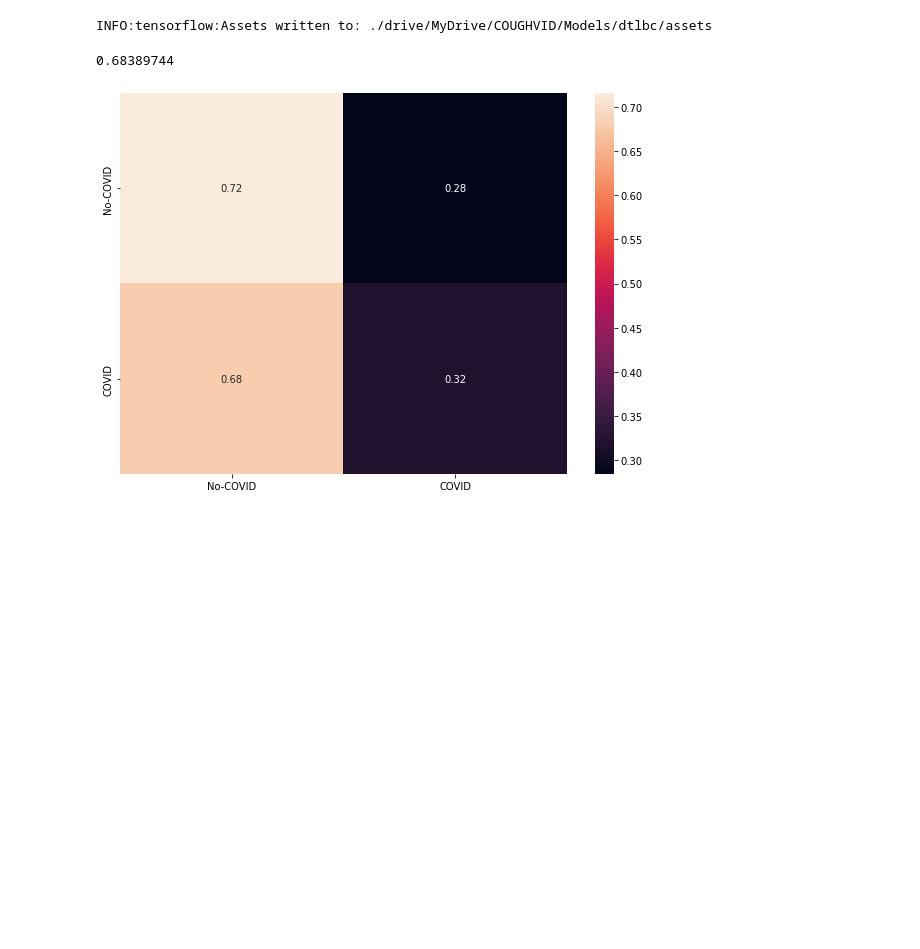
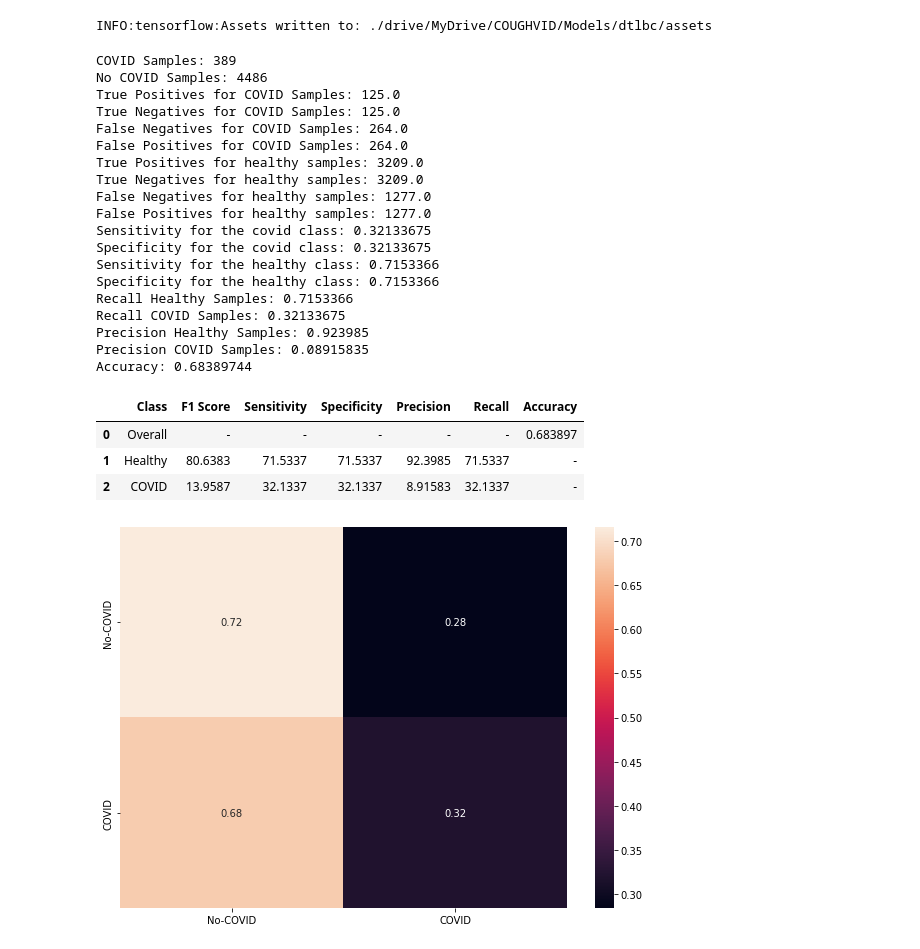
Before and after one commit to codingfabi/COUGHVID, a Jupyter notebook: Evaluation.ipynb, the cells around one changed output. Drawn from its saved outputs; the diff is of its cells as text; code cells hidden in the pictures; blank space fills up the shorter version.

```diff
--- a/Evaluation.ipynb
+++ b/Evaluation.ipynb
@@ -551,9 +767,32 @@ m = tf.keras.metrics.Accuracy()
 # %%
-accuracy, predictions = evaluateAccuracy(X_test, y_test, m, dtlbc)
+_, predictions = evaluateAccuracy(X_test, y_test, m, dtlbc)
-# %%
-print(accuracy)
-# %% [output]
-0.68389744
+# %%
+results = getAllMetricsForBC(y_test, predictions)
+results
+# %% [output]
+COVID Samples: 389
+No COVID Samples: 4486
+True Positives for COVID Samples: 125.0
+True Negatives for COVID Samples: 125.0
+False Negatives for COVID Samples: 264.0
+False Positives for COVID Samples: 264.0
+True Positives for healthy samples: 3209.0
+True Negatives for healthy samples: 3209.0
+False Negatives for healthy samples: 1277.0
+False Positives for healthy samples: 1277.0
+Sensitivity for the covid class: 0.32133675
+Specificity for the covid class: 0.32133675
+Sensitivity for the healthy class: 0.7153366
+Specificity for the healthy class: 0.7153366
+Recall Healthy Samples: 0.7153366
+Recall COVID Samples: 0.32133675
+Precision Healthy Samples: 0.923985
+Precision COVID Samples: 0.08915835
+Accuracy: 0.68389744
+|  | Class | F1 Score | Sensitivity | Specificity | Precision | Recall | Accuracy |
+| 0 | Overall | - | - | - | - | - | 0.683897 |
+| 1 | Healthy | 80.6383 | 71.5337 | 71.5337 | 92.3985 | 71.5337 | - |
+| 2 | COVID | 13.9587 | 32.1337 | 32.1337 | 8.91583 | 32.1337 | - |
 # %%
 matrix = confusion_matrix(np.argmax(y_test, axis=1), np.argmax(predictions, axis=1), normalize='true')
 labellist = ['No-COVID', 'COVID']
```
Also changed, not shown: parts of 10 cells of this notebook.
